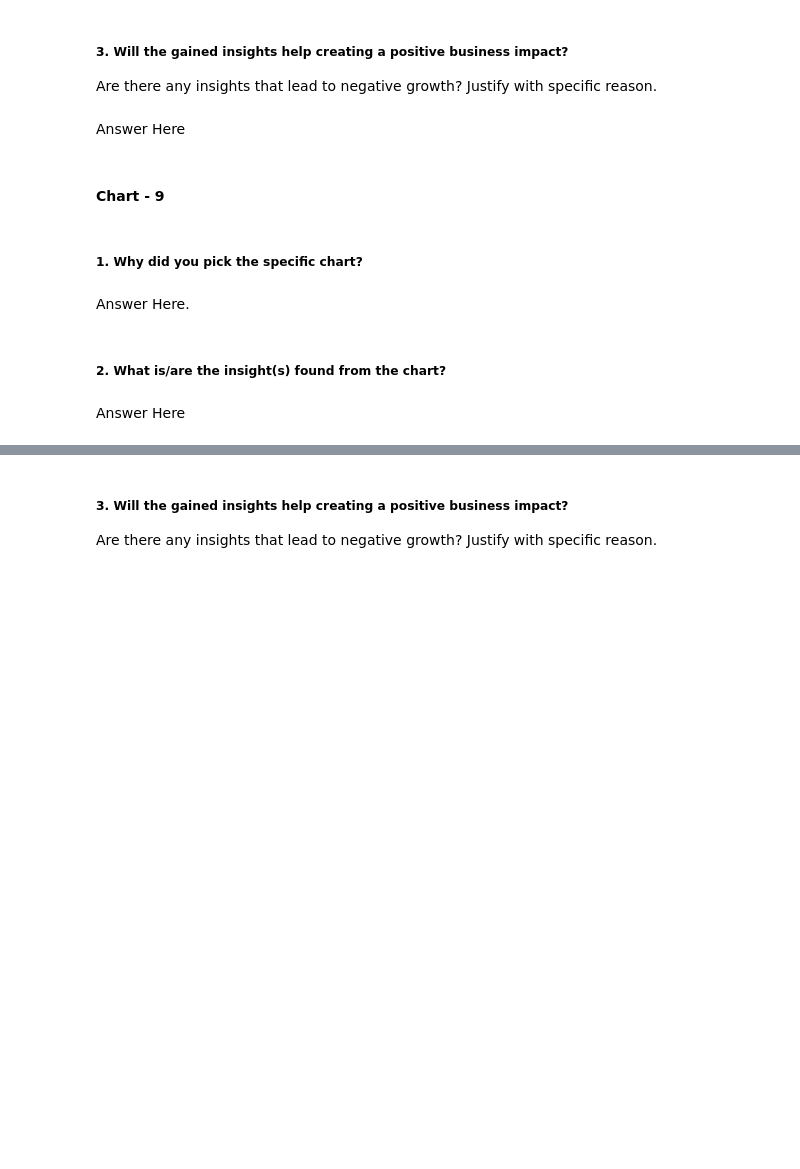
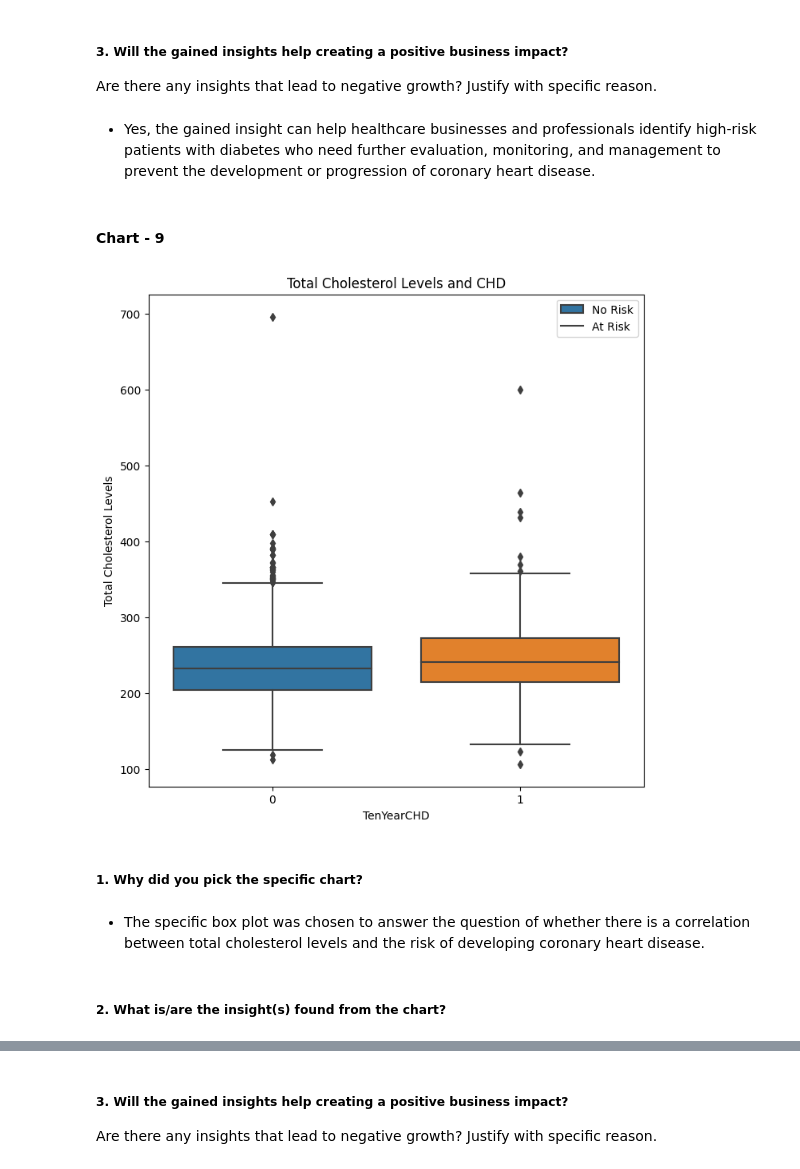
Before and after one commit to Navjotkhatri/CARDIOVASCULAR-RISK-PREDICTION, a Jupyter notebook: Cardiovascular_Risk_Prediction.ipynb, the cells around one changed output, grey strips where cells are left out. Saved outputs shown, nothing was run; the diff lists cells and outputs as text; code cells hidden in the pictures; blank space fills up the shorter version.

```diff
--- a/Cardiovascular_Risk_Prediction.ipynb
+++ b/Cardiovascular_Risk_Prediction.ipynb
@@ -594,7 +623,7 @@ Answer Here
 # %% [markdown]
 ##### 3. Will the gained insights help creating a positive business impact?
 Are there any insights that lead to negative growth? Justify with specific reason.
-# %% [markdown]
-Answer Here
+# %% [markdown]
+* Yes, the gained insight can help healthcare businesses and professionals identify high-risk patients with diabetes who need further evaluation, monitoring, and management to prevent the development or progression of coronary heart disease.
 # %% [markdown]
 #### Chart - 9
@@ -603,8 +630,17 @@ Answer Here
+# %%
+# Chart - 9 visualization code
+plt.figure(figsize=(8,8))
+sns.boxplot(x='TenYearCHD', y='totChol', data=df)
+plt.title('Total Cholesterol Levels and CHD')
+plt.xlabel('TenYearCHD')
+plt.ylabel('Total Cholesterol Levels')
+plt.legend(['No Risk', 'At Risk'])
+plt.show()
+# %% [output]
+[figure, added]
 # %% [markdown]
 ##### 1. Why did you pick the specific chart?
-# %% [markdown]
-Answer Here.
+# %% [markdown]
+* The specific box plot was chosen to answer the question of whether there is a correlation between total cholesterol levels and the risk of developing coronary heart disease.
 # %% [markdown]
 ##### 2. What is/are the insight(s) found from the chart?
-# %% [markdown]
-Answer Here
```
Also changed, not shown: parts of 43 cells of this notebook.
